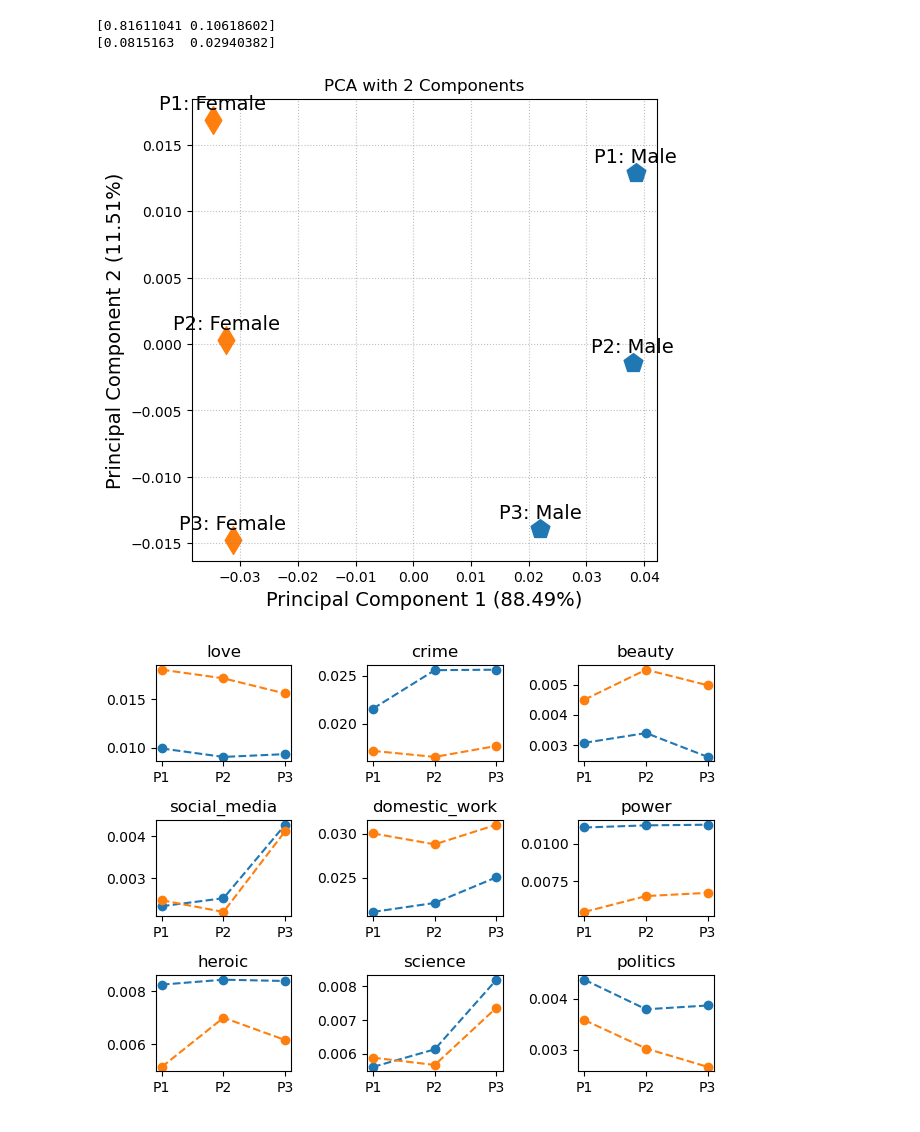
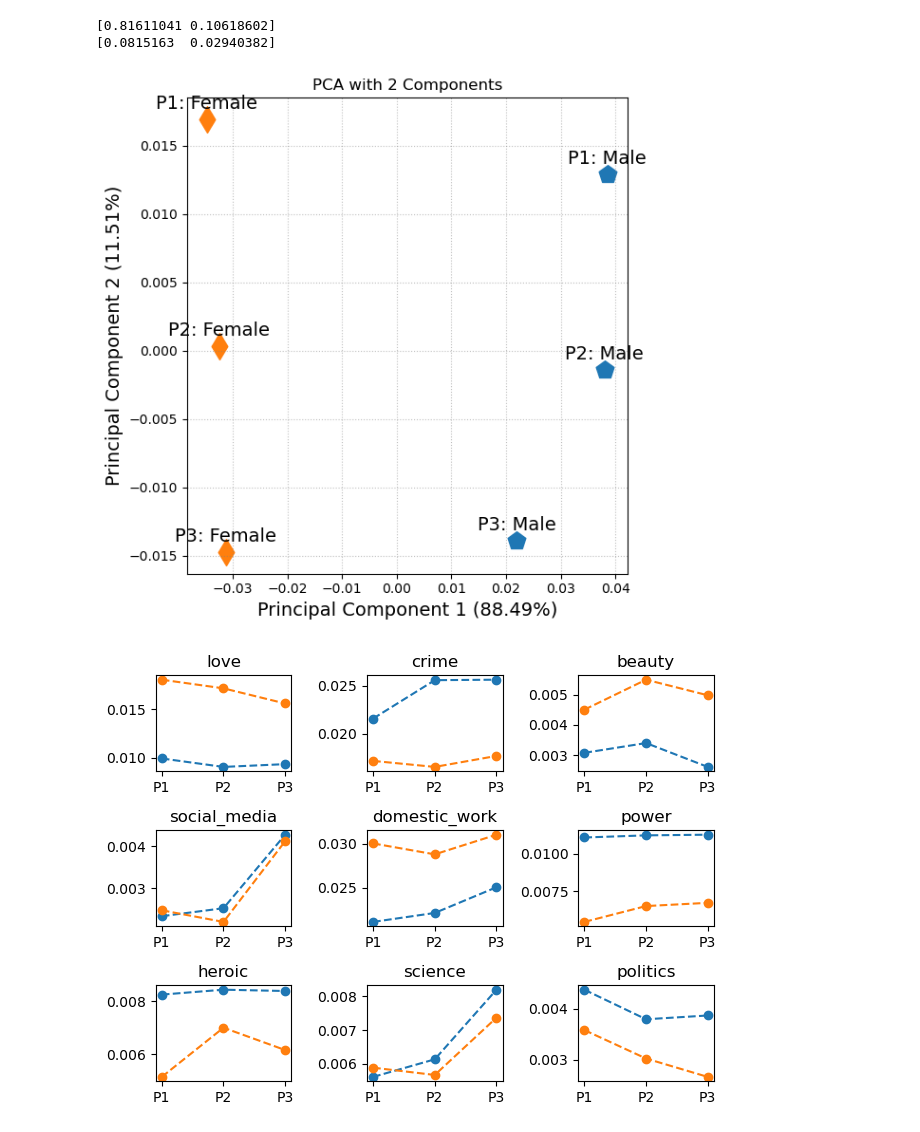
Before and after one commit to epfl-ada/ada-2022-project-silvermafia2022, a Jupyter notebook: project_movies.ipynb, the cells around one changed output. Drawn from its saved outputs; the diff is of its cells as text; code cells hidden in the pictures.

```diff
--- a/project_movies.ipynb
+++ b/project_movies.ipynb
@@ -2566,36 +2566,37 @@ res_PCA_2d = pd.DataFrame(data = PCs_2, columns = ['Principal component 1', 'Pri
     #Visualize results 2D PCA
 #    %matplotlib inline
 
 
 pca = PCA().fit(PCs_2)
 ratio = pca.explained_variance_ratio_
 
 plt.figure(figsize=(6,6))
 plt.xlabel('Principal Component 1 ({:.2%})'.format(ratio[0]) ,fontsize = 14)
 plt.ylabel('Principal Component 2 ({:.2%})'.format(ratio[1]),fontsize = 14)
 plt.title("PCA with 2 Components")
 
 plt.scatter(res_PCA_2d.loc[0:2,'Principal component 1'],
             res_PCA_2d.loc[0:2,'Principal component 2'],
             s = 200, marker='p')
 plt.scatter(res_PCA_2d.loc[3:5,'Principal component 1'],
             res_PCA_2d.loc[3:5,'Principal component 2'],
             s = 200, marker='d')
 
 #labels=['Female1','Female2','Female3','Male1','Male2','Male3']
 for i in range(len(labels)):
     plt.annotate(labels[i],
                  (res_PCA_2d.loc[:,'Principal component 1'][i],
                   res_PCA_2d.loc[:,'Principal component 2'][i]+0.0005),
                  fontsize = 14, ha='center',va='bottom')
 
 plt.grid()
 plt.grid(ls=':', c='gray', alpha=0.5)
+
+plt.tight_layout()
+plt.savefig("../PCA.png")
 plt.show()
-
-#fig.savefig("../PCA.png")
 # %% [output]
-[figure, old version]
+[figure, new version]
 # %%
 cat_list1 = ['love','war']
 cat_list2 = ['beauty','social_media']
```
